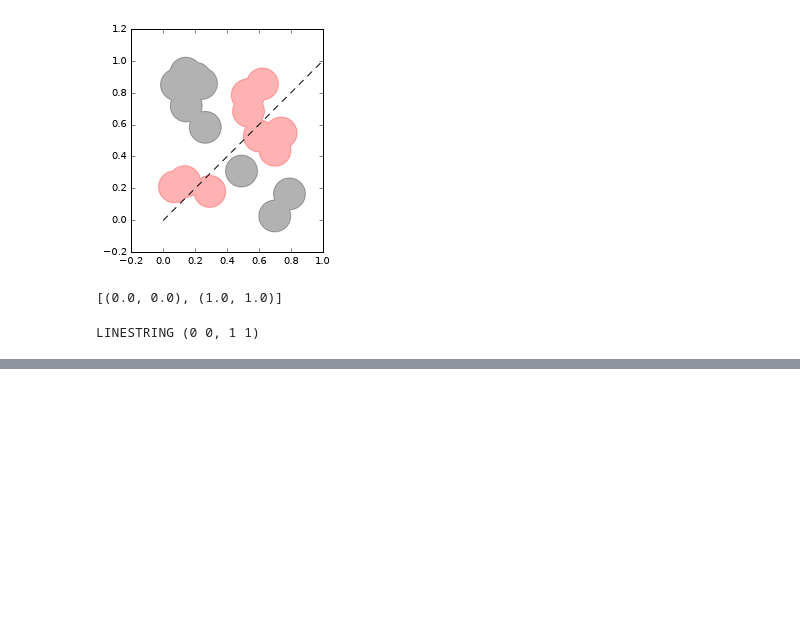
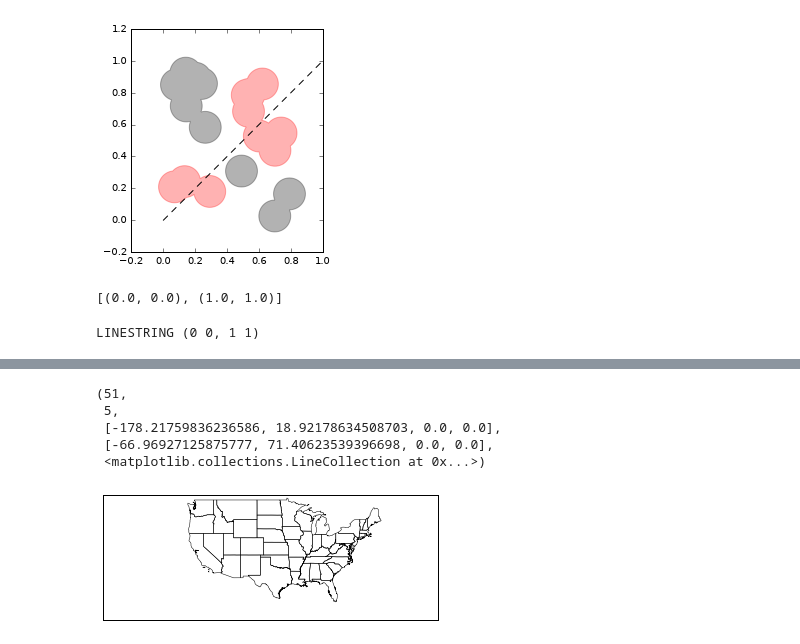
Before and after one commit to hetland/python4geosciences_OLD, a Jupyter notebook: materials/05b 2D Analysis - Shapely.ipynb, the cells around one changed output, grey strips where cells are left out. Cells and saved outputs as stored; diff of their text form; code cells hidden in the pictures; blank space fills up the shorter version.

```diff
--- a/materials/05b 2D Analysis - Shapely.ipynb
+++ b/materials/05b 2D Analysis - Shapely.ipynb
@@ -161,0 +202,9 @@ LINESTRING (0 0, 1 1)
+# %%
+m.readshapefile('states_21basic/states', 'states')
+# %% [output]
+(51,
+ 5,
+ [-178.21759836236586, 18.92178634508703, 0.0, 0.0],
+ [-66.96927125875777, 71.40623539396698, 0.0, 0.0],
+ <matplotlib.collections.LineCollection at 0x...>)
+[figure, added]
```
Also changed, not shown: parts of 7 cells of this notebook, 8 other files.
